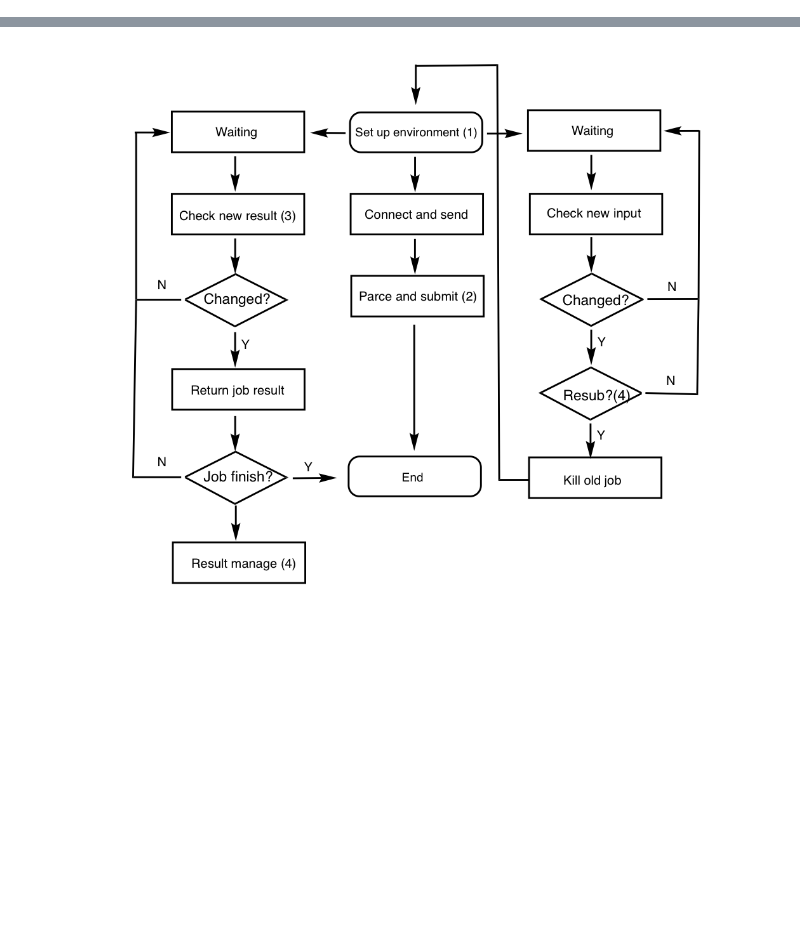
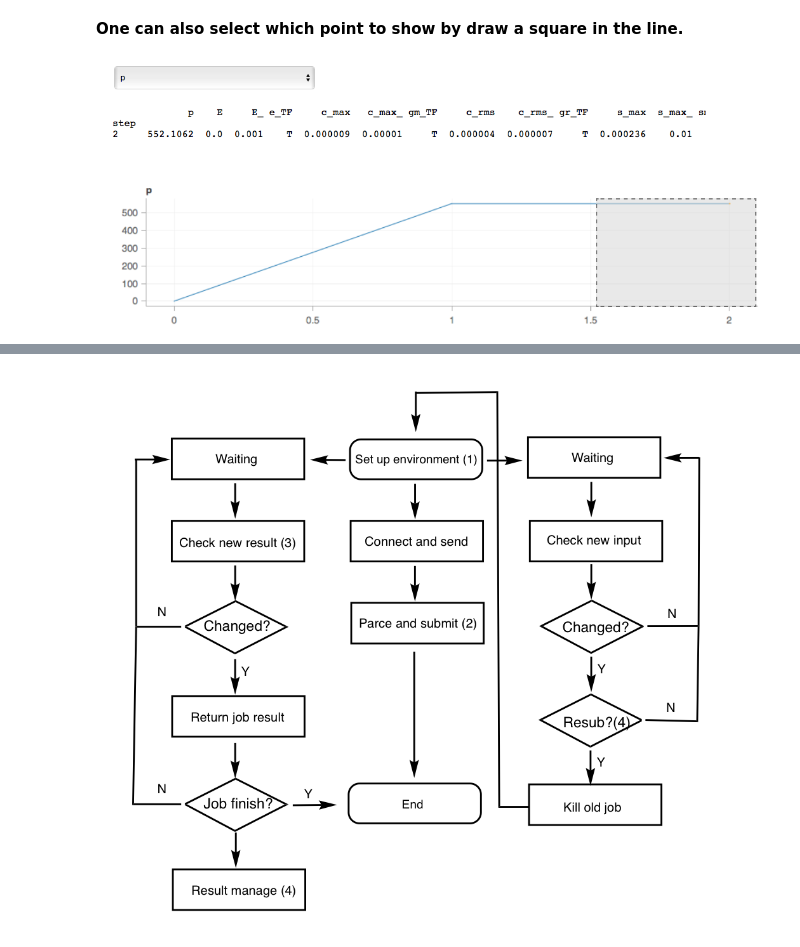
Before and after one commit to TheoChem-VU/PyFrag, a Jupyter notebook: docs/Further_reading.ipynb, the cells around one changed output, grey strips where cells are left out. Saved outputs shown, nothing was run; the diff lists cells and outputs as text; code cells hidden in the pictures; blank space fills up the shorter version.

```diff
--- a/docs/Further_reading.ipynb
+++ b/docs/Further_reading.ipynb
@@ -26,0 +39,7 @@ On the background *QMflows* has a mechanism to read the properties from the outp
+# %% [markdown]
+**One can also select which point to show by draw a square in the line.**
+# %%
+from IPython.display import Image
+Image(filename="files/converge_3.png")
+# %% [output]
+[figure, added]
```
Also changed, not shown: parts of 26 cells of this notebook, 15 other files.
